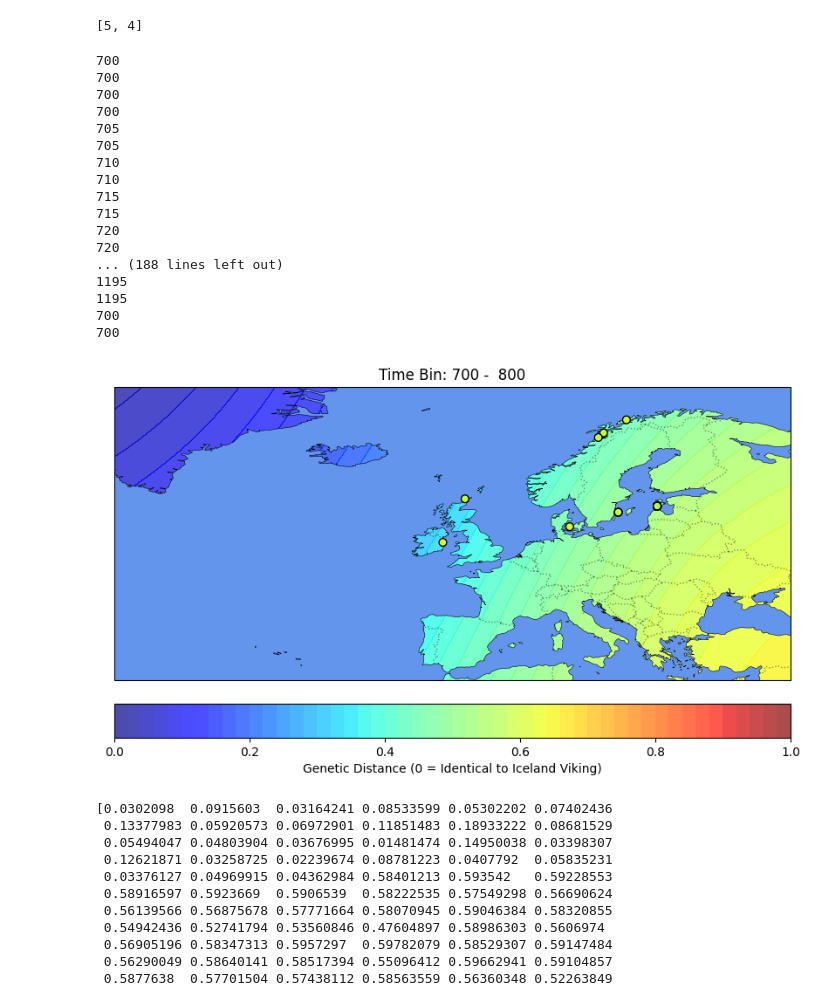
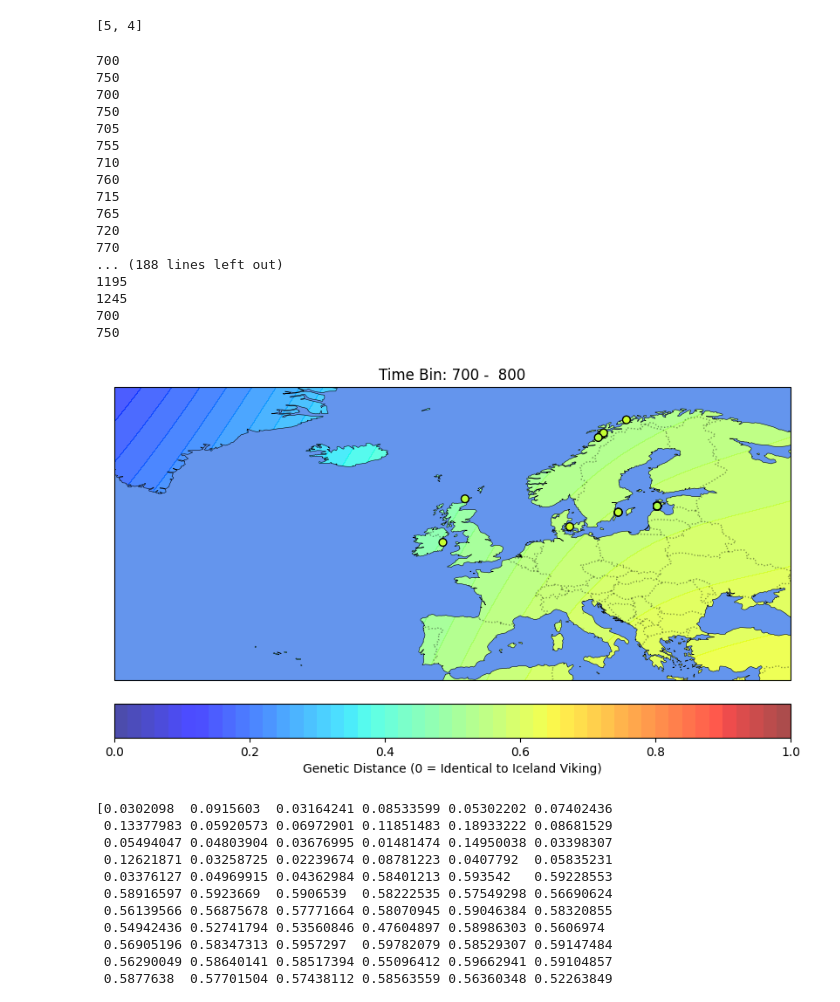
Before and after one commit to XintianL8347/Population-genetics-heatmap, a Jupyter notebook: acient2.ipynb, the cells around one changed output. Saved outputs shown, nothing was run; the diff lists cells and outputs as text; code cells hidden in the pictures.

```diff
--- a/acient2.ipynb
+++ b/acient2.ipynb
@@ -303,7 +303,7 @@ def plot_viking_bin(df_subset:pd.DataFrame, time_label:int)->None:
     # ZOOM: This "crops" the rectangular edges of the heatmap
     ax.set_extent([-50, 40, 35, 74], crs=ccrs.PlateCarree())
 
-    t_constant = time_label
+    t_constant = time_label + 50
     print(t_constant)
     z_mesh = rbf_3d(grid_lon, grid_lat, np.full_like(grid_lon, t_constant))
     z_mesh = np.clip(z_mesh, 0, 1)
@@ -332,42 +332,42 @@ def plot_viking_bin(df_subset:pd.DataFrame, time_label:int)->None:
     cbar = plt.colorbar(heatmap, orientation='horizontal', pad=0.05)
     cbar.set_ticks([0, 0.2, 0.4, 0.6, 0.8, 1.0]) # Keep the labels consistent
     cbar.set_label('Genetic Distance (0 = Identical to Iceland Viking)')
     plt.title(f"Time Bin: {time_label} -  {time_label + 100}")
     # plt.savefig(f'heatmap_{time_label}.png')
     return(fig,)
 
 # --- 4. LOOP THROUGH TIME BINS ---
 # df['Time_Bin'] = (df['Mean date (BP)'] // 100) * 100 + 50
 
 # fig, ax = plt.subplots()
 fig = plt.figure(figsize=(10, 7))
 def update(t):
     fig.clear()# Clear the old map
     subset = df[(df['Mean date (BP)'] >= (t - 100)) & (t >= df['Mean date (BP)'])]
     # print(t)
     plot_viking_bin(subset, int(1950 - t))
 
 ani = FuncAnimation(fig, update, frames=range(1250, 750, -5), repeat=False)
 ani.save('viking_migration_3drbf.gif', fps=10)
 # %% [output]
 700
+750
 700
-700
-700
+750
 705
-705
+755
 710
-710
+760
 715
-715
+765
 720
-720
+770
 ... (188 lines left out)
 1195
-1195
+1245
 700
-700
+750
-[figure, old version]
+[figure, new version]
 # %%
 print(vals)
 # %% [output]
```
